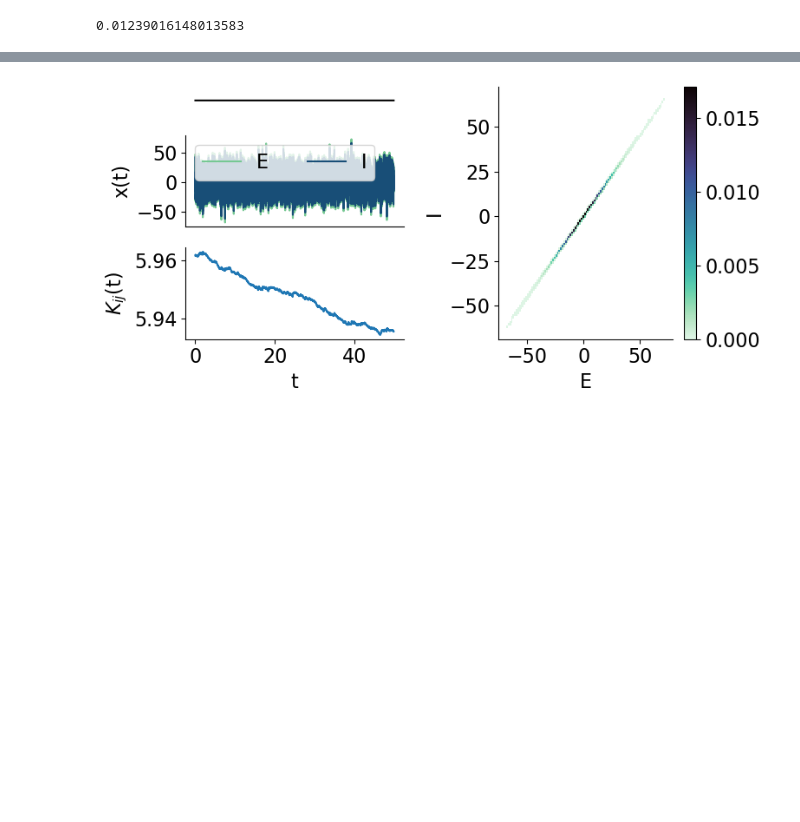
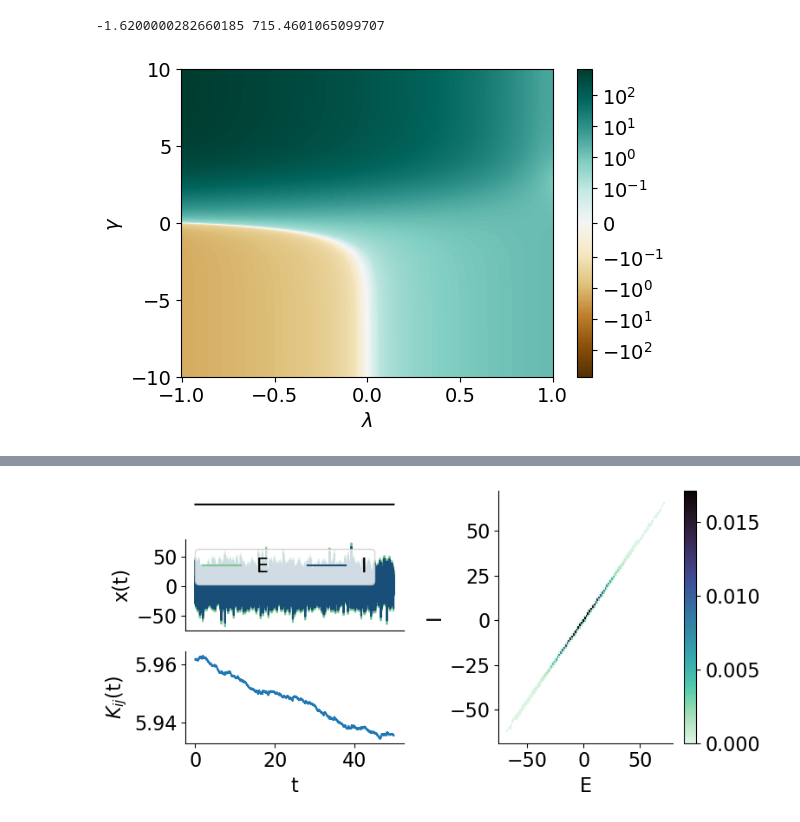
Before and after one commit to gbarzon/Information_plasticity, a Jupyter notebook: Linear.ipynb, the cells around one changed output, grey strips where cells are left out. Cells and saved outputs as stored; diff of their text form; code cells hidden in the pictures; blank space fills up the shorter version.

```diff
--- a/Linear.ipynb
+++ b/Linear.ipynb
@@ -43,6 +134,30 @@ def derivative_f(gamma, k, w, p, D, r, hE2, hE_hI, hI2, eps=1e-6):
-# %%
-derivative_f(0.7, k, w, p, D, r, hE2, hE_hI, hI2)#<1
-# %% [output]
-0.01239016148013583
+# %%
+k = 1.1
+w = .5
+r = 1
+D = .1
+h = 3.
+p = 0.18
+
+dd = 0.005
+lmbds = np.arange(-1, 1+dd, dd)
+gammas = np.arange(-10, 10+dd, dd)
+
+LMBDS, GAMMAS = np.meshgrid(lmbds, gammas)
+
+gamma_star = gamma_self_consistency(GAMMAS, k, w, p, D, r, h, LMBDS*h)
+print(gamma_star.min(), gamma_star.max())
+# %% [output]
+-1.6200000282660185 715.4601065099707
+# %%
+plt.figure(figsize=(6,4))
+#plt.contour(LMBDS, GAMMAS, gamma_star, cmap='BrBG', norm=colors.SymLogNorm(linthresh=1e-1, vmin=-np.abs(gamma_star).max(), vmax=np.abs(gamma_star).max()))
+plt.pcolormesh(LMBDS, GAMMAS, gamma_star, cmap='BrBG', norm=colors.SymLogNorm(linthresh=1e-1, vmin=-np.abs(gamma_star).max(), vmax=np.abs(gamma_star).max()))
+plt.colorbar()
+plt.xlabel(r'$\lambda$')
+plt.ylabel(r'$\gamma$')
+plt.show()
+# %% [output]
+[figure, added]
 # %%
 k = 1.1
```
Also changed, not shown: parts of 36 cells of this notebook, 13 other files.
